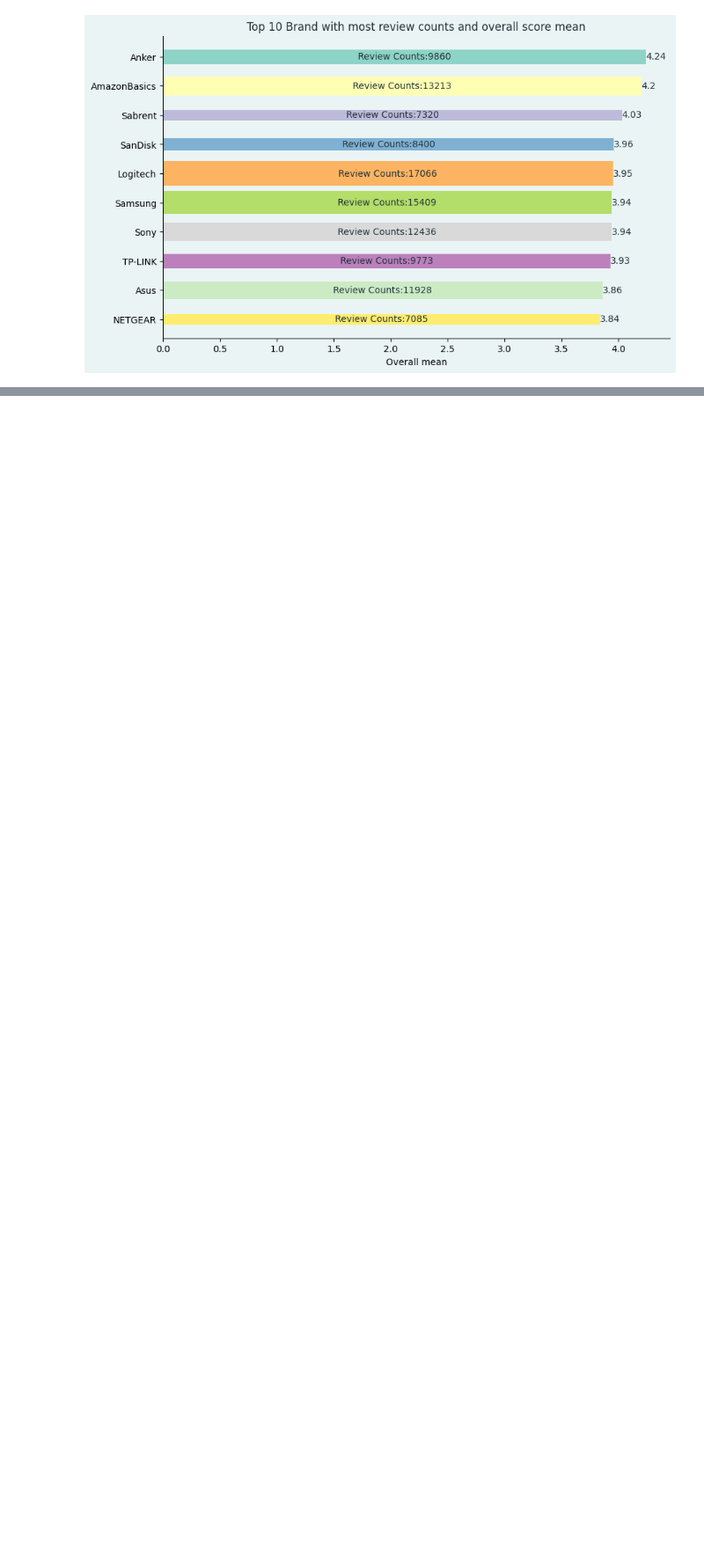
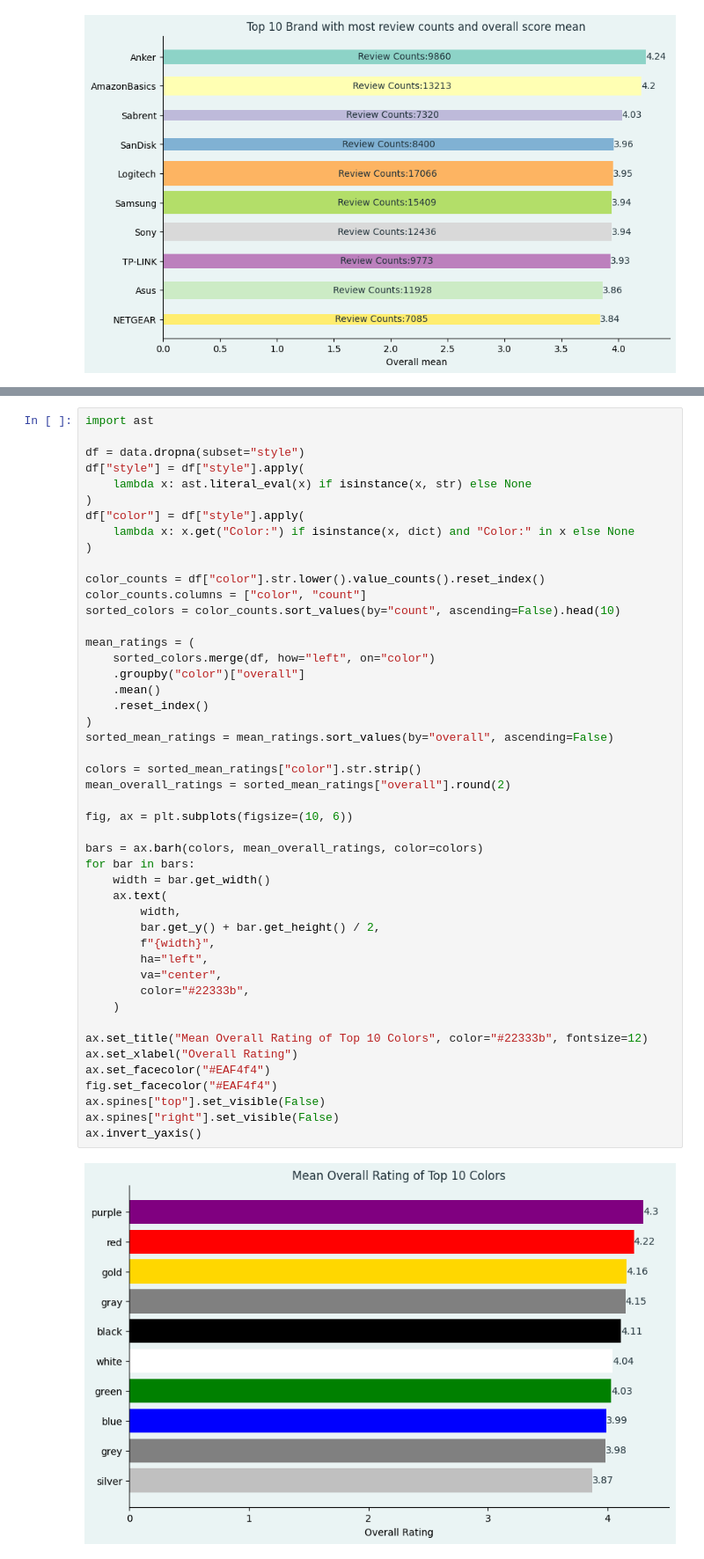
Before and after one commit to mr-robot77/Quera_G11-Project3, a Jupyter notebook: Problem2-Sentiment Analysis-NLP/section1.ipynb, the cells around one changed output, grey strips where cells are left out. Shown at 88% size. Drawn from its saved outputs; the diff is of its cells as text; blank space fills up the shorter version.

```diff
--- a/Problem2-Sentiment Analysis-NLP/section1.ipynb
+++ b/Problem2-Sentiment Analysis-NLP/section1.ipynb
@@ -609,0 +689,49 @@ ax.invert_yaxis()
+# %%
+import ast
+
+df = data.dropna(subset="style")
+df["style"] = df["style"].apply(
+    lambda x: ast.literal_eval(x) if isinstance(x, str) else None
+)
+df["color"] = df["style"].apply(
+    lambda x: x.get("Color:") if isinstance(x, dict) and "Color:" in x else None
+)
+
+color_counts = df["color"].str.lower().value_counts().reset_index()
+color_counts.columns = ["color", "count"]
+sorted_colors = color_counts.sort_values(by="count", ascending=False).head(10)
+
+mean_ratings = (
+    sorted_colors.merge(df, how="left", on="color")
+    .groupby("color")["overall"]
+    .mean()
+    .reset_index()
+)
+sorted_mean_ratings = mean_ratings.sort_values(by="overall", ascending=False)
+
+colors = sorted_mean_ratings["color"].str.strip()
+mean_overall_ratings = sorted_mean_ratings["overall"].round(2)
+
+fig, ax = plt.subplots(figsize=(10, 6))
+
+bars = ax.barh(colors, mean_overall_ratings, color=colors)
+for bar in bars:
+    width = bar.get_width()
+    ax.text(
+        width,
+        bar.get_y() + bar.get_height() / 2,
+        f"{width}",
+        ha="left",
+        va="center",
+        color="#22333b",
+    )
+
+ax.set_title("Mean Overall Rating of Top 10 Colors", color="#22333b", fontsize=12)
+ax.set_xlabel("Overall Rating")
+ax.set_facecolor("#EAF4f4")
+fig.set_facecolor("#EAF4f4")
+ax.spines["top"].set_visible(False)
+ax.spines["right"].set_visible(False)
+ax.invert_yaxis()
+# %% [output]
+[figure, added]
```
Also changed, not shown: parts of 10 cells of this notebook.
